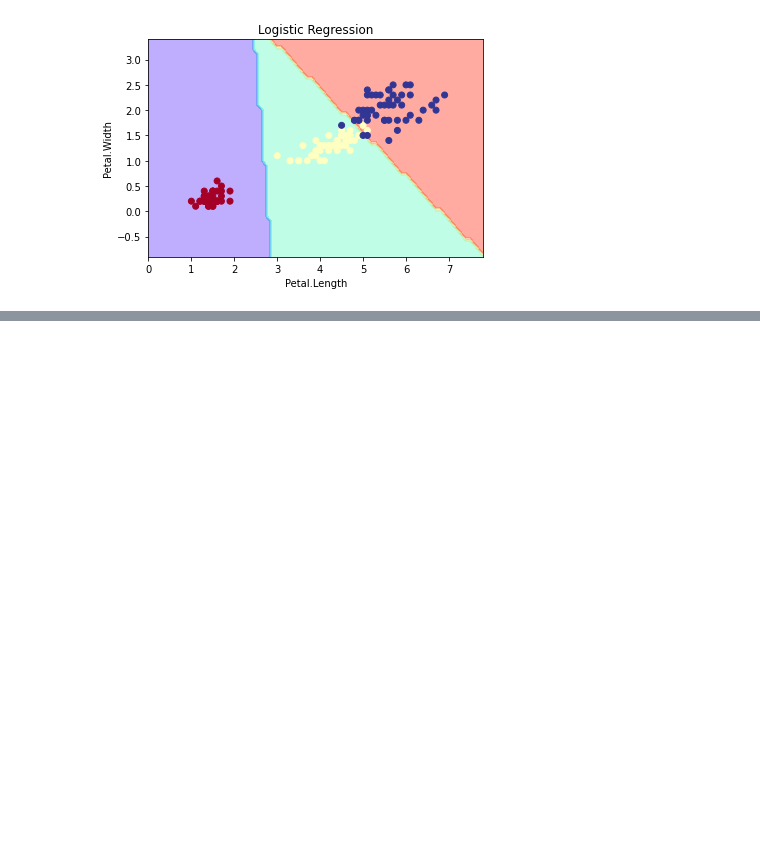
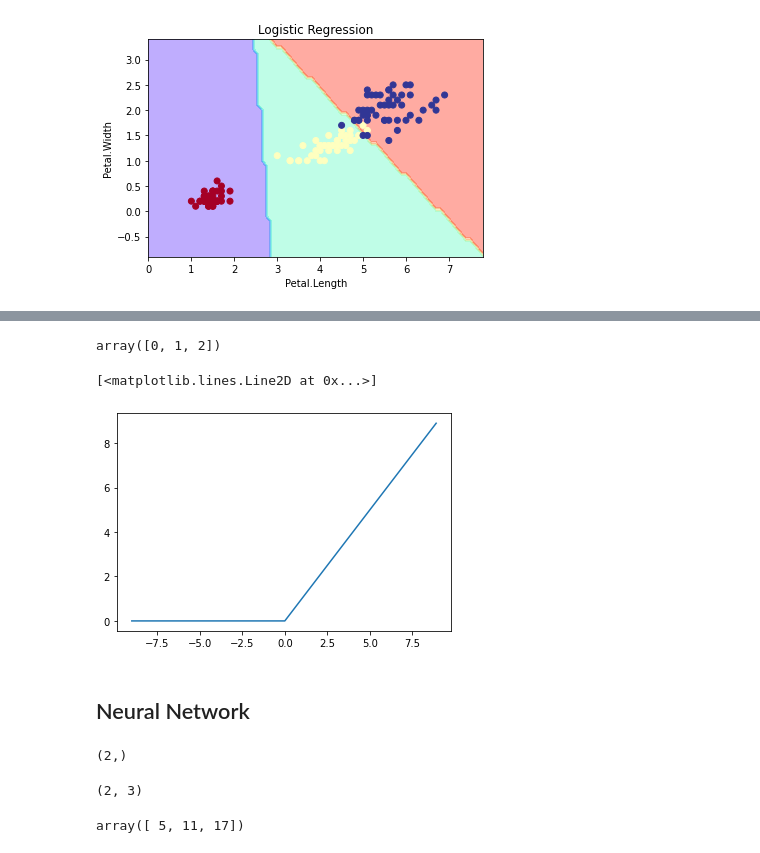
Before and after one commit to ywchiu/fubondl, a Jupyter notebook: Demo20201203.ipynb, the cells around one changed output, grey strips where cells are left out. Cells and saved outputs as stored; diff of their text form; code cells hidden in the pictures; blank space fills up the shorter version.

```diff
--- a/Demo20201203.ipynb
+++ b/Demo20201203.ipynb
@@ -165,0 +220,16 @@ plt.show()
+# %%
+def relu_function(x):
+    return np.maximum(0,x)
+
+x = np.array([-1,1,2])
+relu_function(x)
+# %% [output]
+array([0, 1, 2])
+# %%
+s = np.arange(-9,9,0.1)
+plt.plot(s, relu_function(s))
+# %% [output]
+[<matplotlib.lines.Line2D at 0x...>]
+[figure, added]
+# %% [markdown]
+## Neural Network
@@ -165,0 +241,13 @@ plt.show()
+# %%
+X.shape
+# %% [output]
+(2,)
+# %%
+W.shape
+# %% [output]
+(2, 3)
+# %%
+a = np.dot(X,W)
+a
+# %% [output]
+array([ 5, 11, 17])
```
Also changed, not shown: parts of 25 cells of this notebook.
